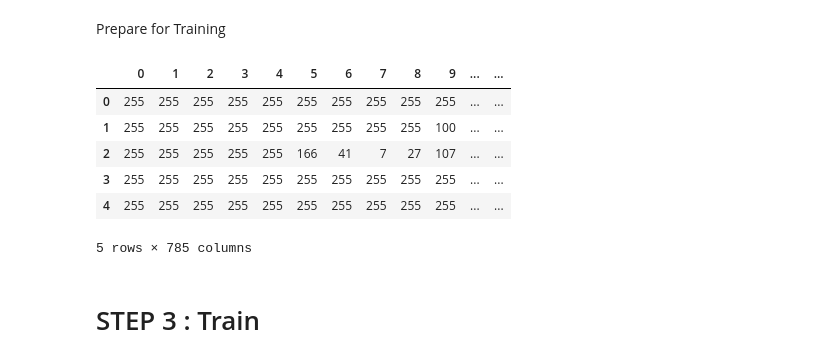
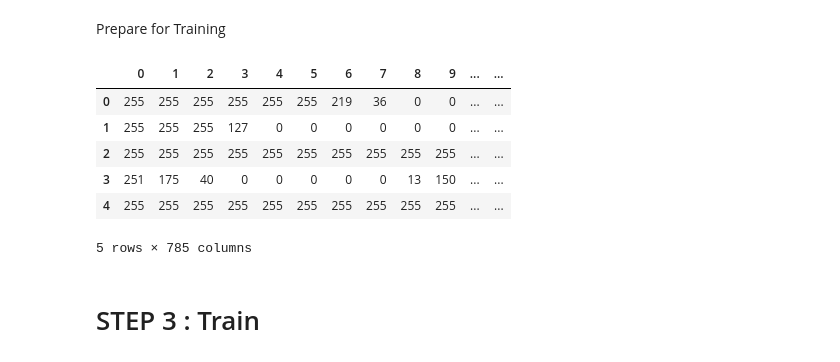
Before and after one commit to HikariJadeEmpire/THNumber_img_classification, a Jupyter notebook: numberclassifier.ipynb, the cells around one changed output. Drawn from its saved outputs; the diff is of its cells as text; code cells hidden in the pictures.

```diff
--- a/numberclassifier.ipynb
+++ b/numberclassifier.ipynb
@@ -86,4 +86,25 @@ def rescale(img):
 Prepare for inspections
 # %%
 file_path_all = list( glob.glob( main_dir + '/**/*.png' ) )
+# %%
+labels = list( map(lambda x: os.path.split( os.path.split(x)[0] )[1] , file_path_all) )
+
+filepath = pd.Series(file_path_all, name='Filepath').astype(str)
+labels = pd.Series(labels, name='Label')
+
+read_x = []
+
+for i in filepath :
+    img = cv2.imread(i)
+    img = cv2.cvtColor(img, cv2.COLOR_BGR2GRAY)
+    img = rescale(img)
+    img = cv2.resize(img, (28, 28))
+    img = img.flatten()
+
+    read_x.append(img)
+
+x = np.asarray(read_x)
+
+x = pd.DataFrame(x)
+y = pd.DataFrame(labels)
 # %%
@@ -161,38 +179,18 @@ Text(0, 0.5, 'Counts')
 [figure]
 # %% [markdown]
 Prepare for Training
-# %%
-# Prepare X and Y
-
-Before_x = data['Filepath']
-y = data['Label']
-
-# To work with X, we need to flatten the images first.
-read_x = []
-
-for i in Before_x :
-    img = cv2.imread(i)
-    img = cv2.cvtColor(img, cv2.COLOR_BGR2GRAY)
-    img = rescale(img)
-    img = cv2.resize(img, (28, 28))
-    img = img.flatten()
-
-    read_x.append(img)
-
-x = np.asarray(read_x)
-
-x = pd.DataFrame(x)
-y = pd.DataFrame(y)
 # %%
 df = pd.concat([x,y] , axis=1)
+df = df.sample(frac=1).reset_index(drop=True)
+
 #df.to_csv('image_df.csv')
 df.head()
 # %% [output]
 |  | 0 | 1 | 2 | 3 | 4 | 5 | 6 | 7 | 8 | 9 | ... | ... |
-| 0 | 255 | 255 | 255 | 255 | 255 | 255 | 255 | 255 | 255 | 255 | ... | ... |
-| 1 | 255 | 255 | 255 | 255 | 255 | 255 | 255 | 255 | 255 | 100 | ... | ... |
-| 2 | 255 | 255 | 255 | 255 | 255 | 166 | 41 | 7 | 27 | 107 | ... | ... |
-| 3 | 255 | 255 | 255 | 255 | 255 | 255 | 255 | 255 | 255 | 255 | ... | ... |
+| 0 | 255 | 255 | 255 | 255 | 255 | 255 | 219 | 36 | 0 | 0 | ... | ... |
+| 1 | 255 | 255 | 255 | 127 | 0 | 0 | 0 | 0 | 0 | 0 | ... | ... |
+| 2 | 255 | 255 | 255 | 255 | 255 | 255 | 255 | 255 | 255 | 255 | ... | ... |
+| 3 | 251 | 175 | 40 | 0 | 0 | 0 | 0 | 0 | 13 | 150 | ... | ... |
 | 4 | 255 | 255 | 255 | 255 | 255 | 255 | 255 | 255 | 255 | 255 | ... | ... |
 5 rows × 785 columns
 # %%
```
Also changed, not shown: parts of 4 cells of this notebook.
